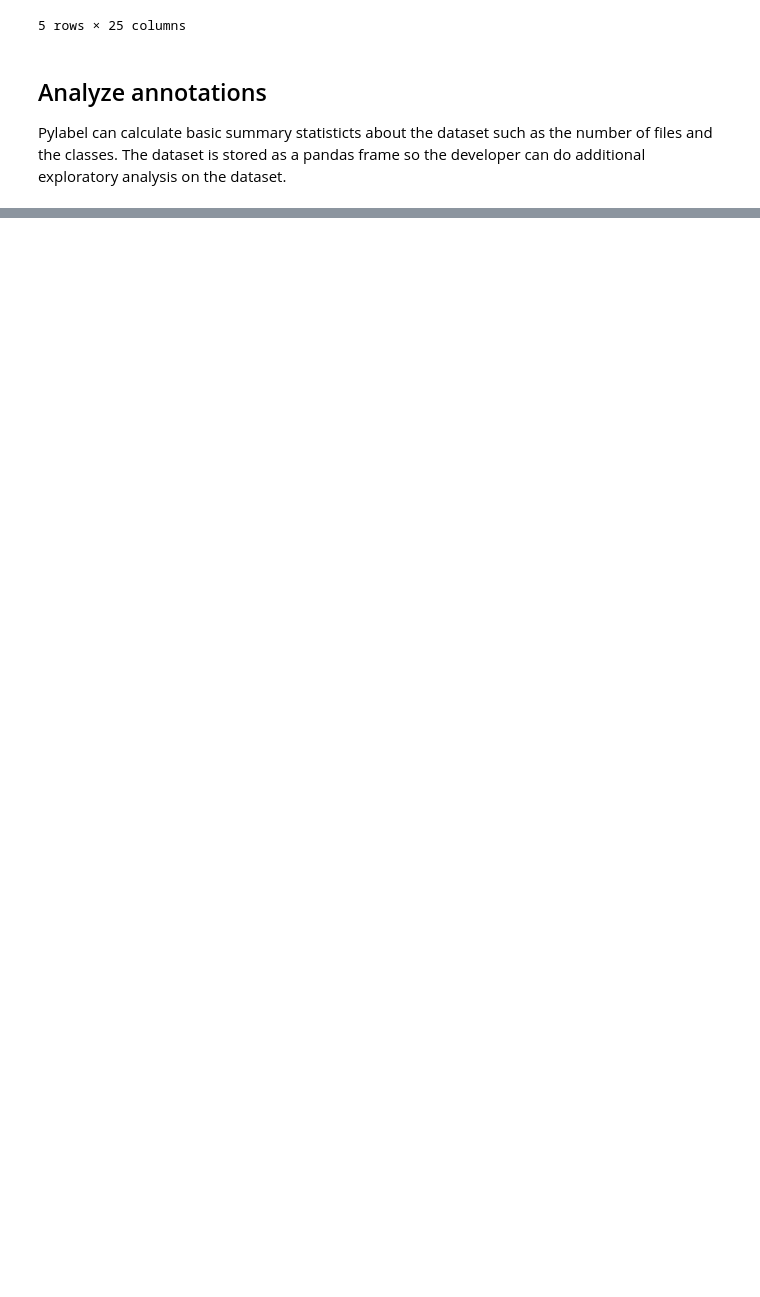
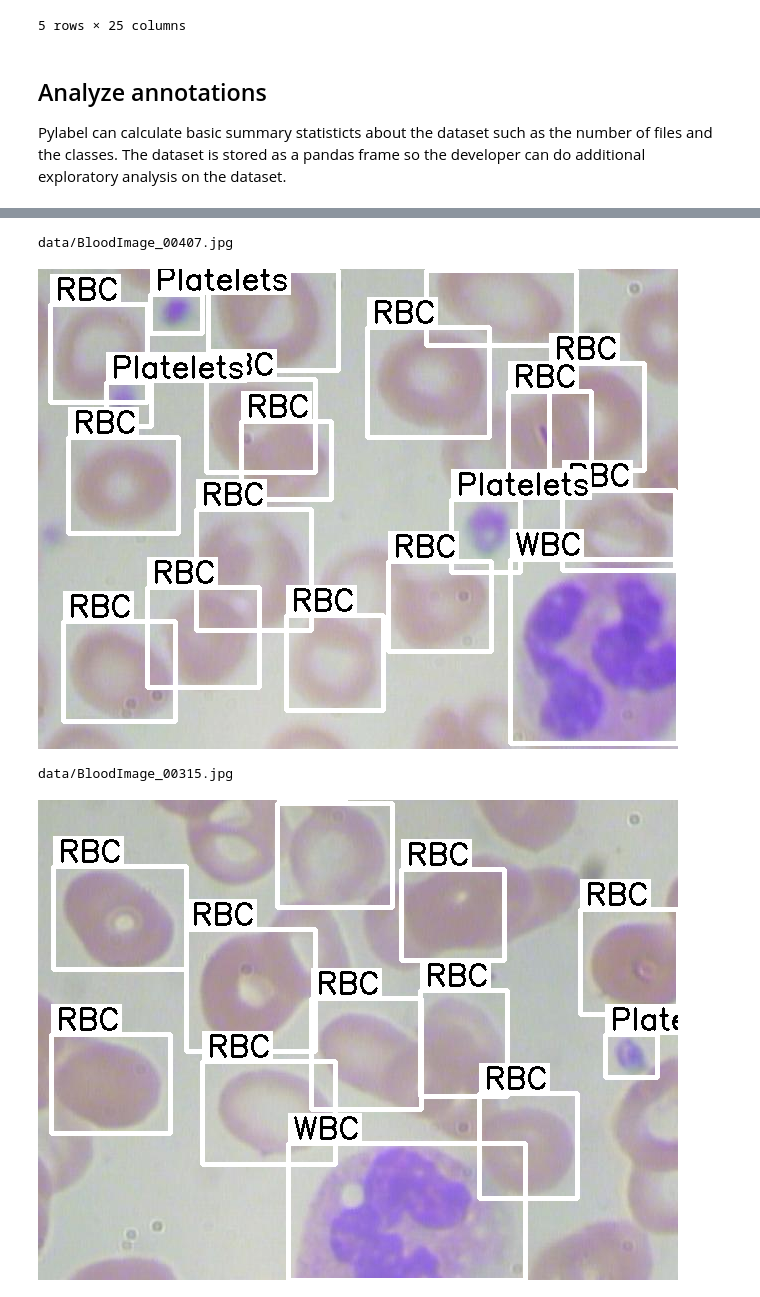
Before and after one commit to pylabel-project/pylabel, a Jupyter notebook: coco2yolov5.ipynb, the cells around one changed output, grey strips where cells are left out. Drawn from its saved outputs; the diff is of its cells as text; code cells hidden in the pictures; blank space fills up the shorter version.

```diff
--- a/coco2yolov5.ipynb
+++ b/coco2yolov5.ipynb
@@ -63 +83,10 @@ data
+# %%
+from IPython.display import Image, display
+display(dataset.visualize.ShowBoundingBoxes(dataset, 100))
+display(dataset.visualize.ShowBoundingBoxes(dataset, "BloodImage_00315.jpg"))
+# %% [output]
+data/BloodImage_00407.jpg
+[figure, added]
+data/BloodImage_00315.jpg
+[figure, added]
 # %% [markdown]
```
Also changed, not shown: parts of 6 cells of this notebook, 1 other file.
